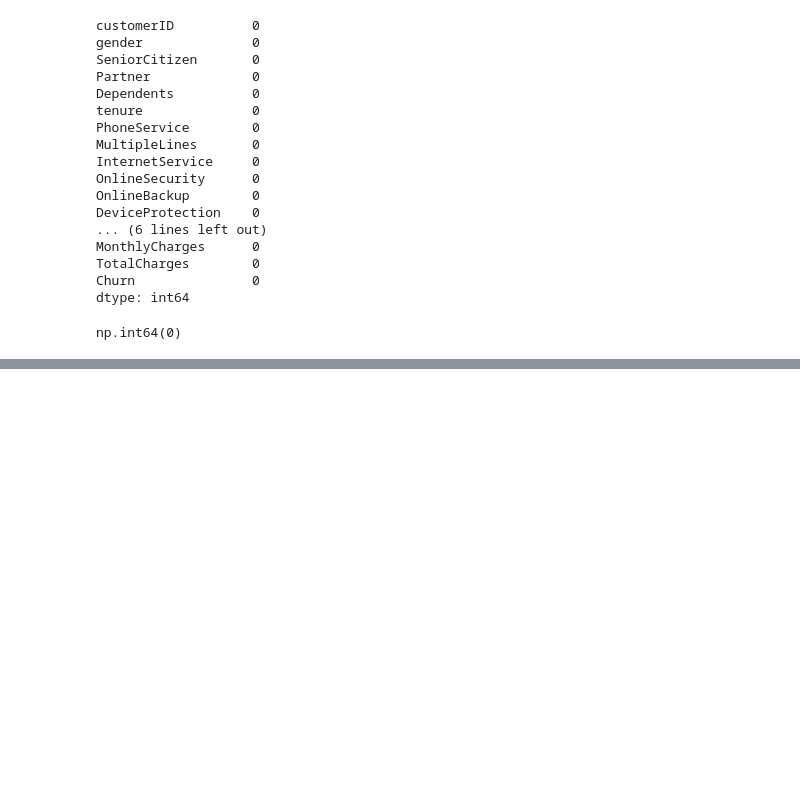
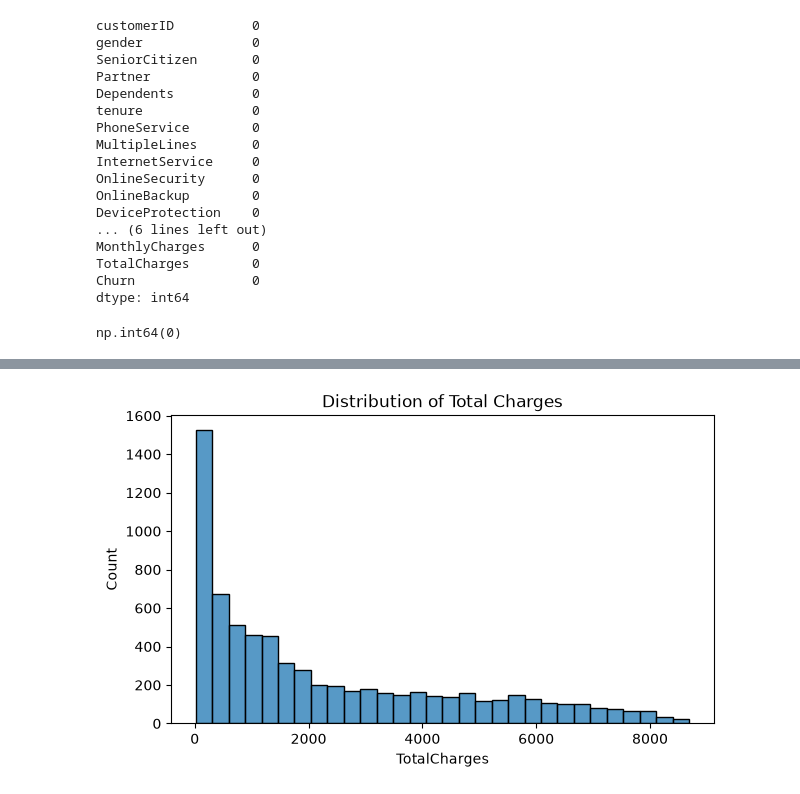
Before and after one commit to KundanPM/Customer_Churn_Prediction, a Jupyter notebook: notebook/01_data_cleaning.ipynb, the cells around one changed output, grey strips where cells are left out. Cells and saved outputs as stored; diff of their text form; code cells hidden in the pictures; blank space fills up the shorter version.

```diff
--- a/notebook/01_data_cleaning.ipynb
+++ b/notebook/01_data_cleaning.ipynb
@@ -70,0 +223,7 @@ np.int64(0)
+# %%
+plt.figure(figsize=(7,4))
+sns.histplot(df["TotalCharges"], bins=30)
+plt.title("Distribution of Total Charges")
+plt.show()
+# %% [output]
+[figure, added]
```
Also changed, not shown: parts of 27 cells of this notebook, 1 other file.
